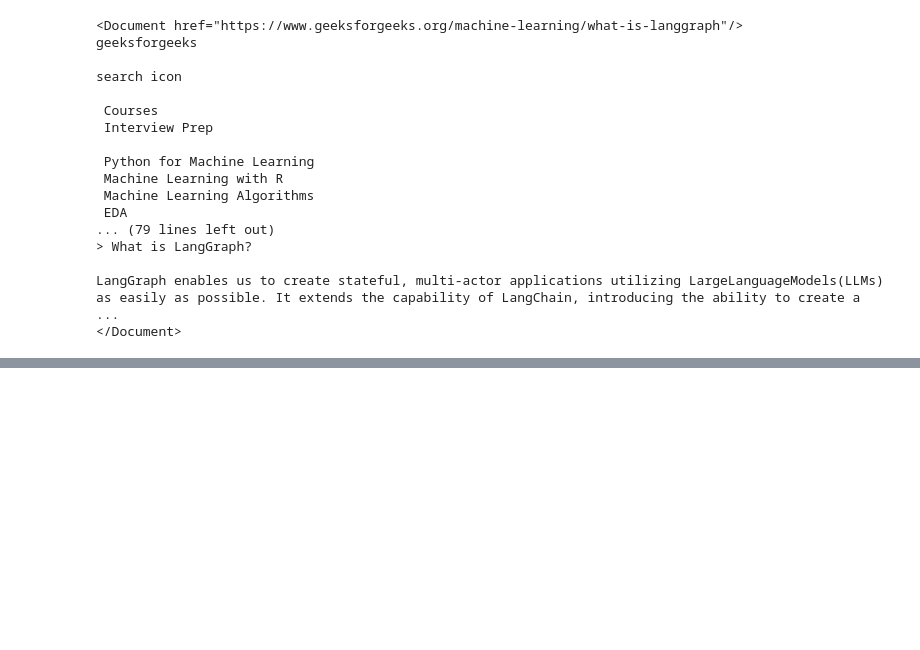
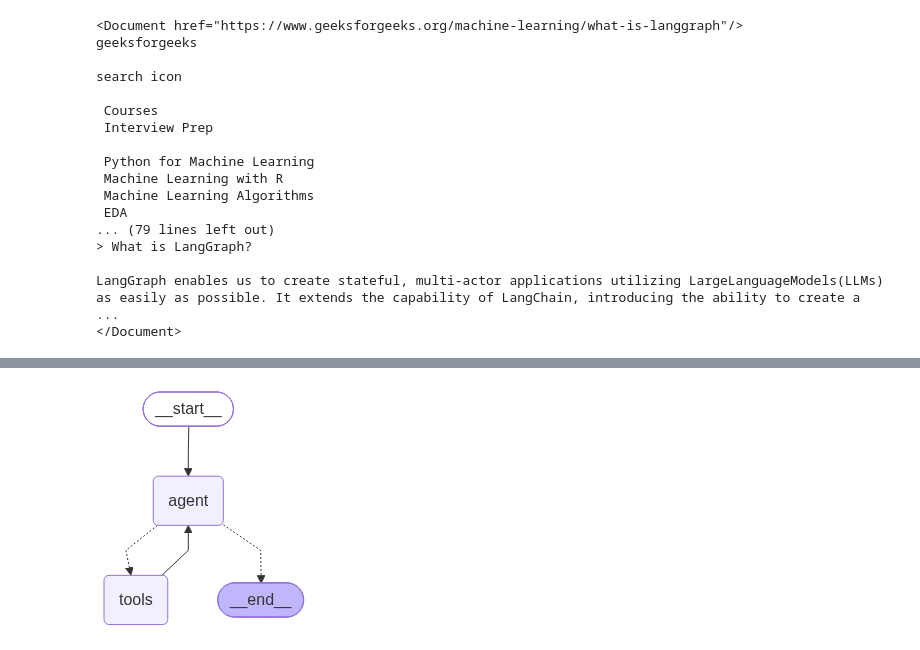
Before and after one commit to neverlish/Learned, a Jupyter notebook: llm/inflearn-aiagent-ragsystem-langgraph/05_LangGraph_React_Memory.ipynb, the cells around one changed output, grey strips where cells are left out. Cells and saved outputs as stored; diff of their text form; code cells hidden in the pictures; blank space fills up the shorter version.

```diff
--- a/llm/inflearn-aiagent-ragsystem-langgraph/05_LangGraph_React_Memory.ipynb
+++ b/llm/inflearn-aiagent-ragsystem-langgraph/05_LangGraph_React_Memory.ipynb
@@ -176,0 +213,58 @@ LangGraph enables us to create stateful, multi-actor applications utilizing Larg
+# %%
+from langgraph.prebuilt import create_react_agent
+from IPython.display import Image, display
+
+# 시스템 프롬프트
+system_prompt = dedent("""
+You are an AI assistant designed to answer human questions.
+You can use the provided tools to help generate your responses.
+
+Follow these steps to answer questions:
+    1. Carefully read and understand the question.
+    2. Use the provided tools to obtain necessary information.
+    3. Immediately after using a tool, cite the source using the format below.
+    4. Construct an accurate and helpful answer using the tool outputs and citations.
+    5. Provide the final answer when you determine it's complete.
+
+When using tools, follow this format:
+    Action: tool_name
+    Action Input: input for the tool
+
+Immediately after receiving tool output, cite the source as follows:
+    [Source: tool_name | document_title/item_name | url/file_path]
+
+For example:
+    Action: search_menu
+    Action Input: 스테이크
+
+    (After receiving tool output)
+    [Source: search_menu | 스테이크 | ./data/data.txt]
+    스테이크에 대한 정보는 다음과 같습니다...
+
+    Action: search_web
+    Action Input: History of AI
+
+    (After receiving tool output)
+    [Source: search_web | AI History | https://en.wikipedia.org/wiki/History_of_artificial_intelligence]
+    AI의 역사는 다음과 같이 요약됩니다...
+
+If tool use is not necessary, answer directly.
+
+Your final answer should be clear, concise, and directly related to the user's question.
+Ensure that every piece of factual information in your response is accompanied by a citation.
+
+Remember: ALWAYS include these citations for all factual information, tool outputs, and referenced documents in your response.
+Do not provide any information without a corresponding citation.
+""")
+
+# 그래프 생성
+graph = create_react_agent(
+    llm,
+    tools=tools,
+    state_modifier=system_prompt,
+    )
+
+# 그래프 출력
+display(Image(graph.get_graph().draw_mermaid_png()))
+# %% [output]
+[figure, added]
```
Also changed, not shown: parts of 3 cells of this notebook.
